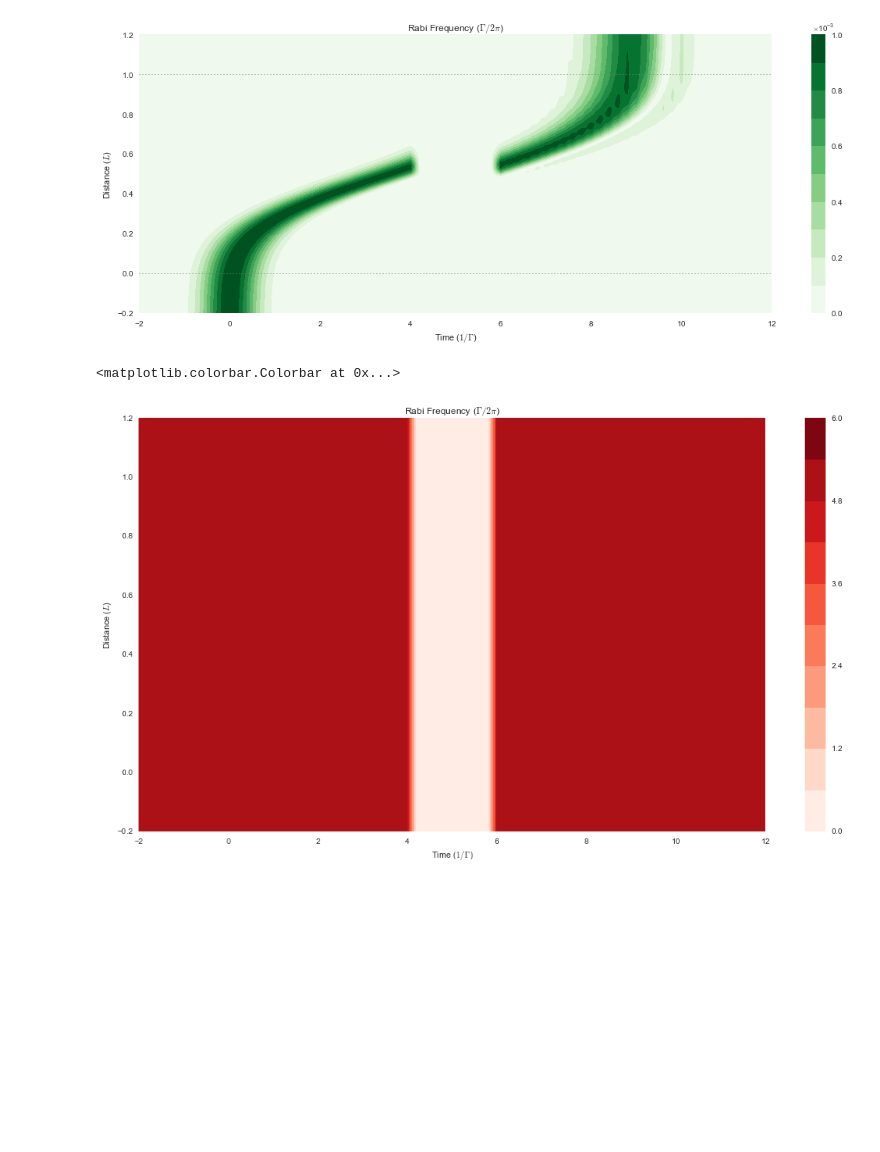
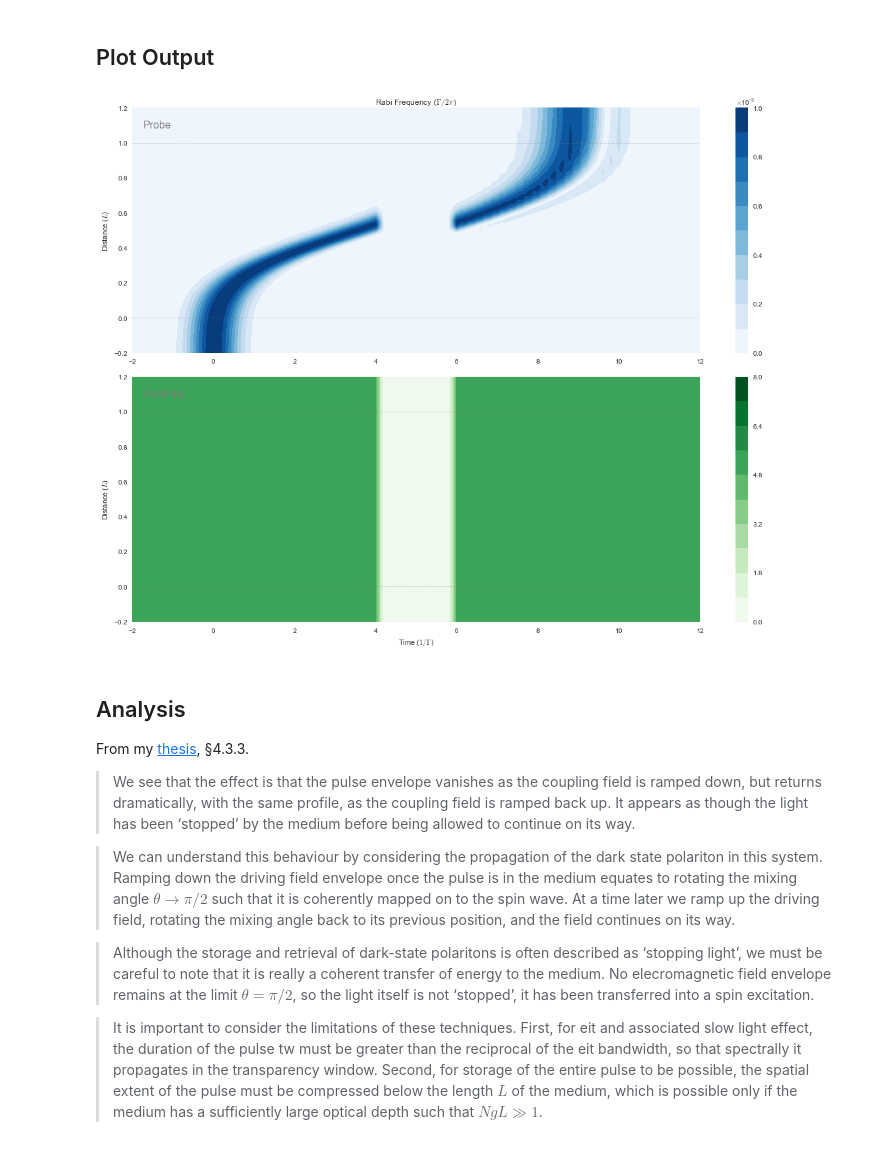
Before and after one commit to tpogden/notebooks-maxwellbloch, a Jupyter notebook: mb-solve-lambda-weak-pulse-cloud-atoms-some-coupling-store.ipynb, the cells around one changed output. Drawn from its saved outputs; the diff is of its cells as text; code cells hidden in the pictures; blank space fills up the shorter version.

Commit message:
Update lambda notebooks

```diff
--- a/mb-solve-lambda-weak-pulse-cloud-atoms-some-coupling-store.ipynb
+++ b/mb-solve-lambda-weak-pulse-cloud-atoms-some-coupling-store.ipynb
@@ -109,40 +90,58 @@ Wall time: 18 ms
+# %% [markdown]
+## Plot Output
 # %%
 import matplotlib.pyplot as plt
 %matplotlib inline
 import seaborn as sns
 
 import numpy as np
 
-fig = plt.figure(1, figsize=(16, 6))
-ax = fig.add_subplot(111)
-#fig, ax = plt.subplots(figsize=(16, 9))
+fig = plt.figure(1, figsize=(16, 12))
+
+# Probe
+ax = fig.add_subplot(211)
 cmap_range = np.linspace(0.0, 1.0e-3, 11)
 cf = ax.contourf(mb_solve_00.tlist, mb_solve_00.zlist,
                  np.abs(mb_solve_00.Omegas_zt[0]/(2*np.pi)),
+                 cmap_range, cmap=plt.cm.Blues)
+ax.set_title('Rabi Frequency ($\Gamma / 2\pi $)')
+ax.set_ylabel('Distance ($L$)')
+ax.text(0.02, 0.95, 'Probe',
+        verticalalignment='top', horizontalalignment='left',
+        transform=ax.transAxes, color='grey', fontsize=16)
+plt.colorbar(cf)
+
+# Coupling
+ax = fig.add_subplot(212)
+cmap_range = np.linspace(0.0, 8.0, 11)
+cf = ax.contourf(mb_solve_00.tlist, mb_solve_00.zlist,
+                 np.abs(mb_solve_00.Omegas_zt[1]/(2*np.pi)),
                  cmap_range, cmap=plt.cm.Greens)
-ax.set_title('Rabi Frequency ($\Gamma / 2\pi $)')
 ax.set_xlabel('Time ($1/\Gamma$)')
 ax.set_ylabel('Distance ($L$)')
-for y in [0.0, 1.0]:
-    ax.axhline(y, c='grey', lw=1.0, ls='dotted')
+ax.text(0.02, 0.95, 'Coupling',
+        verticalalignment='top', horizontalalignment='left',
+        transform=ax.transAxes, color='grey', fontsize=16)
 plt.colorbar(cf)
-plt.savefig('images/{0}.png'.format(NOTEBOOK_NAME))
+
+# Both
+for ax in fig.axes:
+    for y in [0.0, 1.0]:
+        ax.axhline(y, c='grey', lw=1.0, ls='dotted')
+plt.tight_layout()
+plt.savefig('images/mb-solve-lambda-weak-pulse-cloud-atoms-some-coupling-store.png')
 # %% [output]
-[figure, old version]
+[figure, new version]
-# %%
-fig = plt.figure(1, figsize=(16, 9))
-ax = fig.add_subplot(111)
-#fig, ax = plt.subplots(figsize=(16, 9))
-cmap_range = np.linspace(0.0, 6.0, 11)
-cf = ax.contourf(mb_solve_00.tlist, mb_solve_00.zlist,
-                 np.abs(mb_solve_00.Omegas_zt[1]/(2*np.pi)),
-                 cmap_range, cmap=plt.cm.Reds)
-ax.set_title('Rabi Frequency ($\Gamma / 2\pi $)')
-ax.set_xlabel('Time ($1/\Gamma$)')
-ax.set_ylabel('Distance ($L$)')
-#for y in [0.0, 1.0]:
-#    ax.axhline(y, c='grey', lw=1.0, ls='dotted')
-plt.colorbar(cf)
-# %% [output]
-<matplotlib.colorbar.Colorbar at 0x...>
-[figure, removed]
+# %% [markdown]
+## Analysis
+
+From my [thesis](https://github.com/tommyogden/phd-thesis), §4.3.3.
+
+> We see that the effect is that the pulse envelope vanishes as the coupling field is ramped down, but returns dramatically, with the same profile, as the coupling field is ramped back up. It appears as though the light has been ‘stopped’ by the medium before being allowed to continue on its way.
+
+> We can understand this behaviour by considering the propagation of the dark state polariton in this system. Ramping down the driving field envelope once the pulse is in the medium equates to rotating the mixing angle $\theta \rightarrow \pi/2$ such that it is coherently mapped on to the spin wave. At a time later we ramp up the driving field, rotating the mixing angle back to its previous position, and the field continues on its way.
+
+> Although the storage and retrieval of dark-state polaritons is often described as ‘stopping light’, we must be careful to note that it is really a coherent transfer of energy to the medium. No elecromagnetic field envelope remains at the limit $\theta = \pi/2$, so the light itself is not ‘stopped’, it has been transferred into a spin excitation.
+
+>It is important to consider the limitations of these techniques. First, for eit and associated slow light effect, the duration of the pulse tw must be greater than the reciprocal of the eit bandwidth, so that spectrally
+it propagates in the transparency window. Second, for storage of the entire pulse to be possible, the spatial extent of the pulse must be compressed below the length $L$ of the medium, which is possible only if the medium has a sufficiently large optical depth such that $NgL \gg 1$.
```
Also changed, not shown: parts of 9 cells of this notebook, 4 other files.
